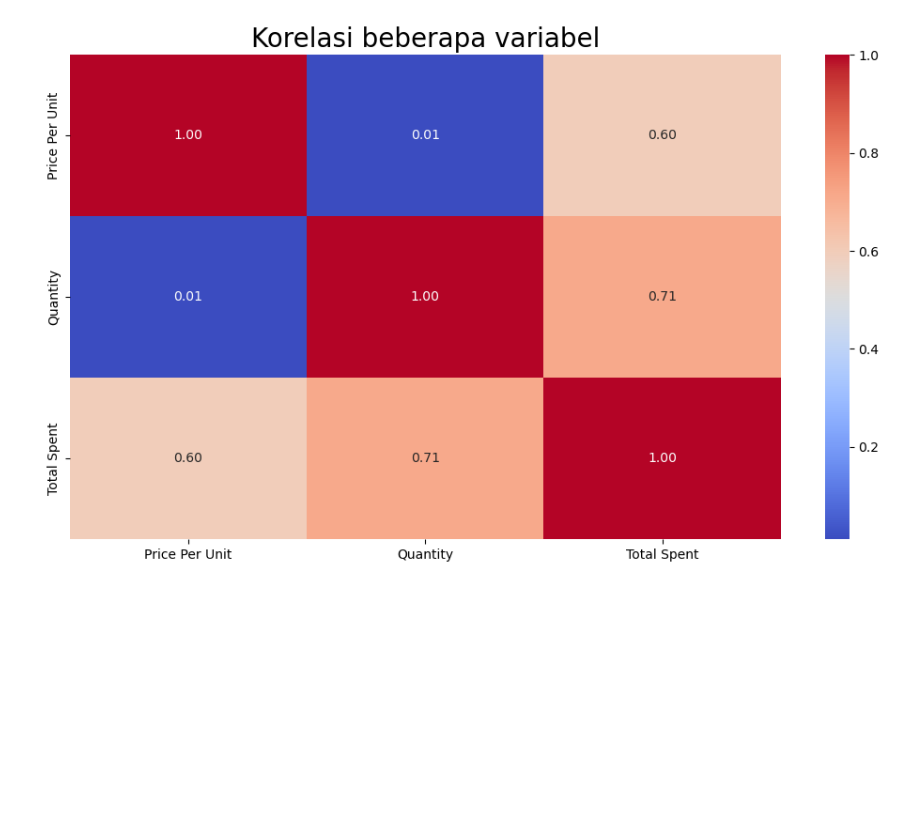
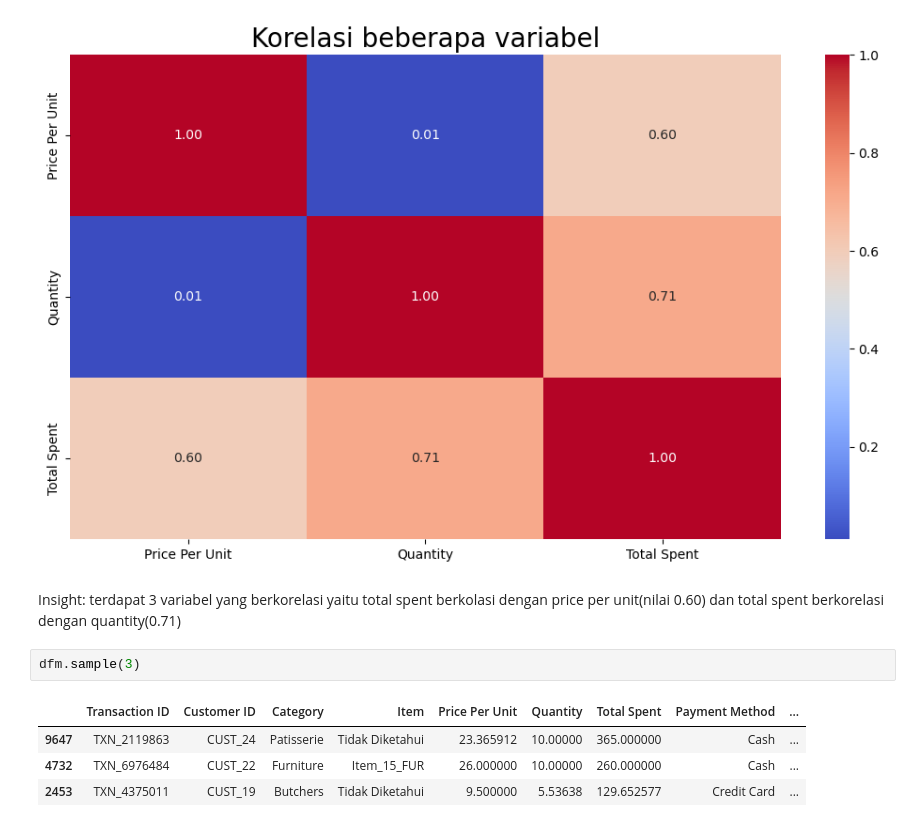
Before and after one commit to AriefTech7/machine-learning, a Jupyter notebook: week 2/latihan week 2/latihan.ipynb, the cells around one changed output. Drawn from its saved outputs; the diff is of its cells as text; blank space fills up the shorter version.

```diff
--- a/week 2/latihan week 2/latihan.ipynb
+++ b/week 2/latihan week 2/latihan.ipynb
@@ -328,3 +346,13 @@ plt.tight_layout()
 plt.show()
 # %% [output]
 [figure]
+# %% [markdown]
+Insight:
+terdapat 3 variabel yang berkorelasi yaitu total spent berkolasi dengan price per unit(nilai 0.60) dan total spent berkorelasi dengan quantity(0.71)
+# %%
+dfm.sample(3)
+# %% [output]
+|  | Transaction ID | Customer ID | Category | Item | Price Per Unit | Quantity | Total Spent | Payment Method | ... |
+| 9647 | TXN_2119863 | CUST_24 | Patisserie | Tidak Diketahui | 23.365912 | 10.00000 | 365.000000 | Cash | ... |
+| 4732 | TXN_6976484 | CUST_22 | Furniture | Item_15_FUR | 26.000000 | 10.00000 | 260.000000 | Cash | ... |
+| 2453 | TXN_4375011 | CUST_19 | Butchers | Tidak Diketahui | 9.500000 | 5.53638 | 129.652577 | Credit Card | ... |
```
Also changed, not shown: parts of 13 cells of this notebook, 2 other files.
